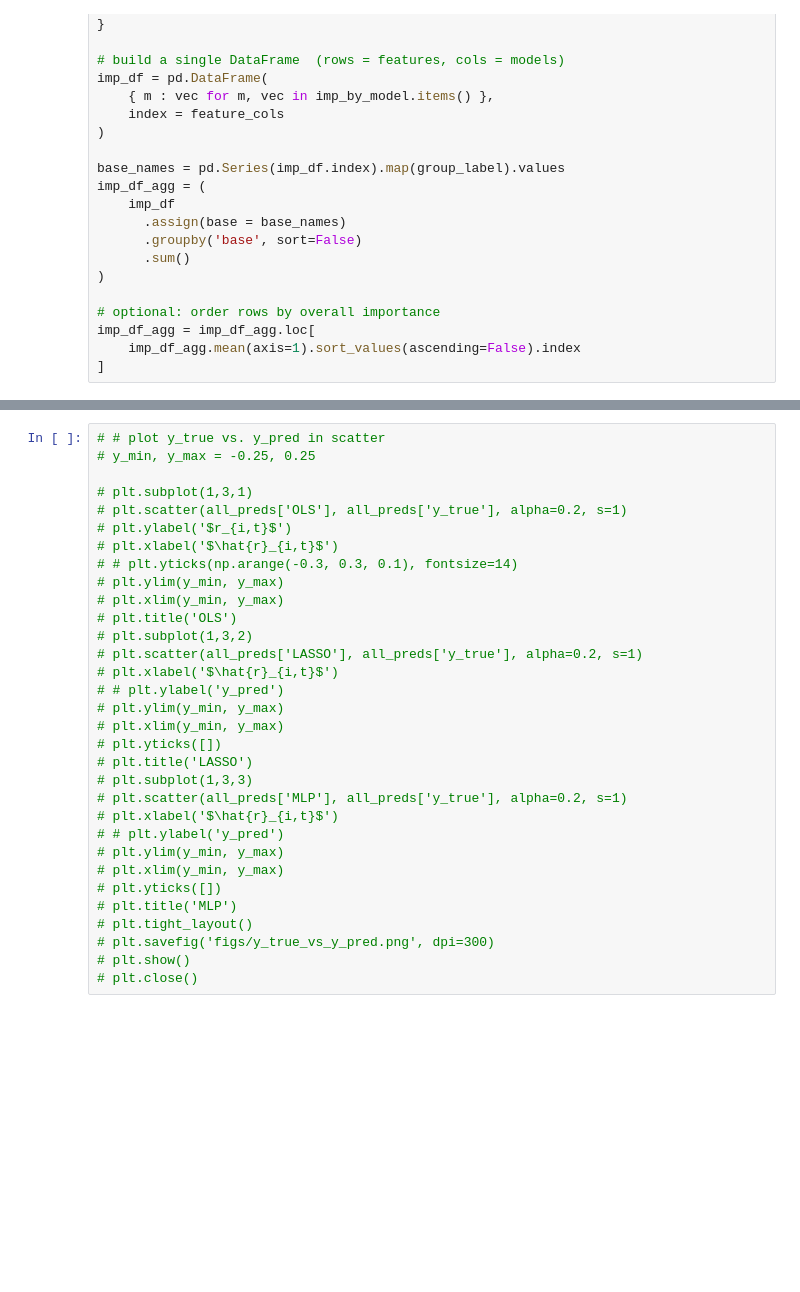
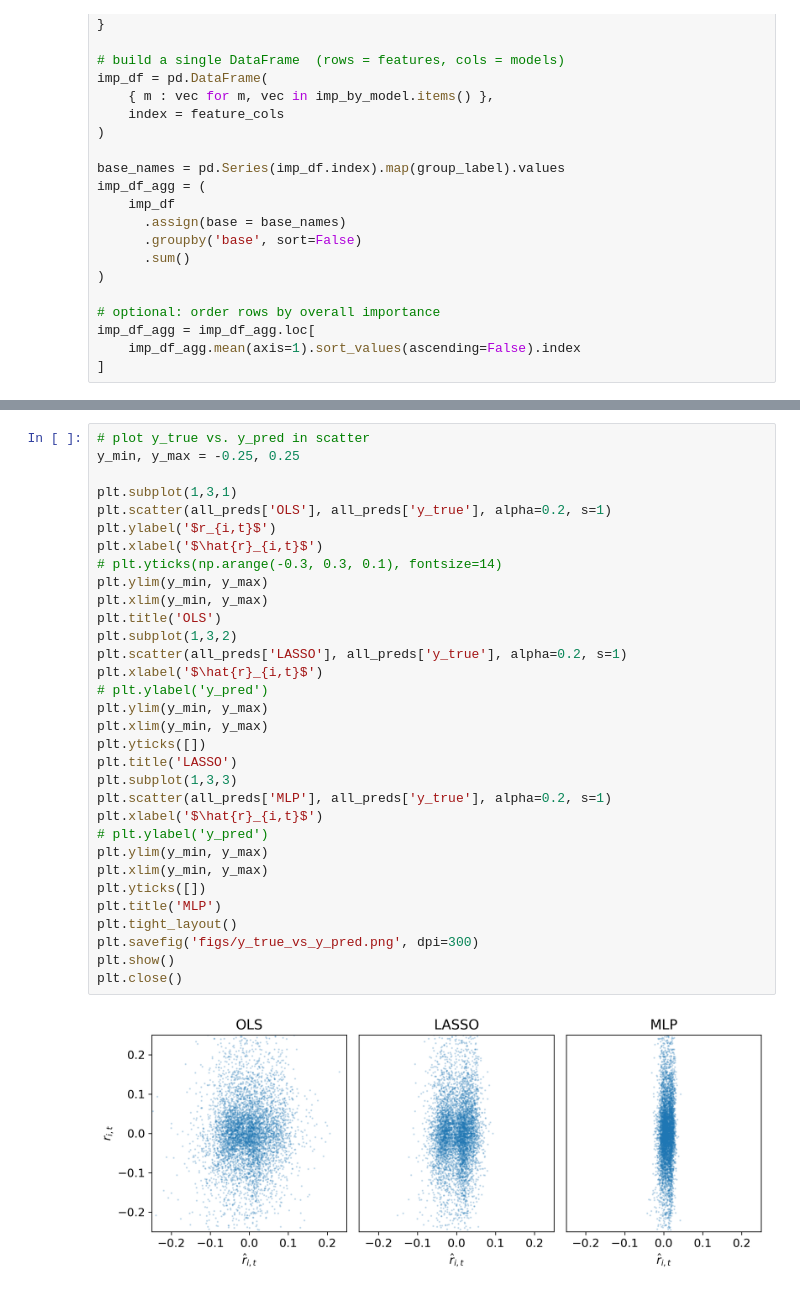
Before and after one commit to johanoelgaard/MastersThesis, a Jupyter notebook: model_eval.ipynb, the cells around one changed output, grey strips where cells are left out. Drawn from its saved outputs; the diff is of its cells as text; blank space fills up the shorter version.

```diff
--- a/model_eval.ipynb
+++ b/model_eval.ipynb
@@ -725,33 +720,35 @@ plt.close(fig)
 # %%
-# # plot y_true vs. y_pred in scatter
-# y_min, y_max = -0.25, 0.25
+# plot y_true vs. y_pred in scatter
+y_min, y_max = -0.25, 0.25
 
-# plt.subplot(1,3,1)
-# plt.scatter(all_preds['OLS'], all_preds['y_true'], alpha=0.2, s=1)
-# plt.ylabel('$r_{i,t}$')
-# plt.xlabel('$\hat{r}_{i,t}$')
-# # plt.yticks(np.arange(-0.3, 0.3, 0.1), fontsize=14)
-# plt.ylim(y_min, y_max)
-# plt.xlim(y_min, y_max)
-# plt.title('OLS')
-# plt.subplot(1,3,2)
-# plt.scatter(all_preds['LASSO'], all_preds['y_true'], alpha=0.2, s=1)
-# plt.xlabel('$\hat{r}_{i,t}$')
-# # plt.ylabel('y_pred')
-# plt.ylim(y_min, y_max)
-# plt.xlim(y_min, y_max)
-# plt.yticks([])
-# plt.title('LASSO')
-# plt.subplot(1,3,3)
-# plt.scatter(all_preds['MLP'], all_preds['y_true'], alpha=0.2, s=1)
-# plt.xlabel('$\hat{r}_{i,t}$')
-# # plt.ylabel('y_pred')
-# plt.ylim(y_min, y_max)
-# plt.xlim(y_min, y_max)
-# plt.yticks([])
-# plt.title('MLP')
-# plt.tight_layout()
-# plt.savefig('figs/y_true_vs_y_pred.png', dpi=300)
-# plt.show()
-# plt.close()
+plt.subplot(1,3,1)
+plt.scatter(all_preds['OLS'], all_preds['y_true'], alpha=0.2, s=1)
+plt.ylabel('$r_{i,t}$')
+plt.xlabel('$\hat{r}_{i,t}$')
+# plt.yticks(np.arange(-0.3, 0.3, 0.1), fontsize=14)
+plt.ylim(y_min, y_max)
+plt.xlim(y_min, y_max)
+plt.title('OLS')
+plt.subplot(1,3,2)
+plt.scatter(all_preds['LASSO'], all_preds['y_true'], alpha=0.2, s=1)
+plt.xlabel('$\hat{r}_{i,t}$')
+# plt.ylabel('y_pred')
+plt.ylim(y_min, y_max)
+plt.xlim(y_min, y_max)
+plt.yticks([])
+plt.title('LASSO')
+plt.subplot(1,3,3)
+plt.scatter(all_preds['MLP'], all_preds['y_true'], alpha=0.2, s=1)
+plt.xlabel('$\hat{r}_{i,t}$')
+# plt.ylabel('y_pred')
+plt.ylim(y_min, y_max)
+plt.xlim(y_min, y_max)
+plt.yticks([])
+plt.title('MLP')
+plt.tight_layout()
+plt.savefig('figs/y_true_vs_y_pred.png', dpi=300)
+plt.show()
+plt.close()
+# %% [output]
+[figure, added]
 # %%
```
Also changed, not shown: parts of 9 cells of this notebook, 29 other files.
